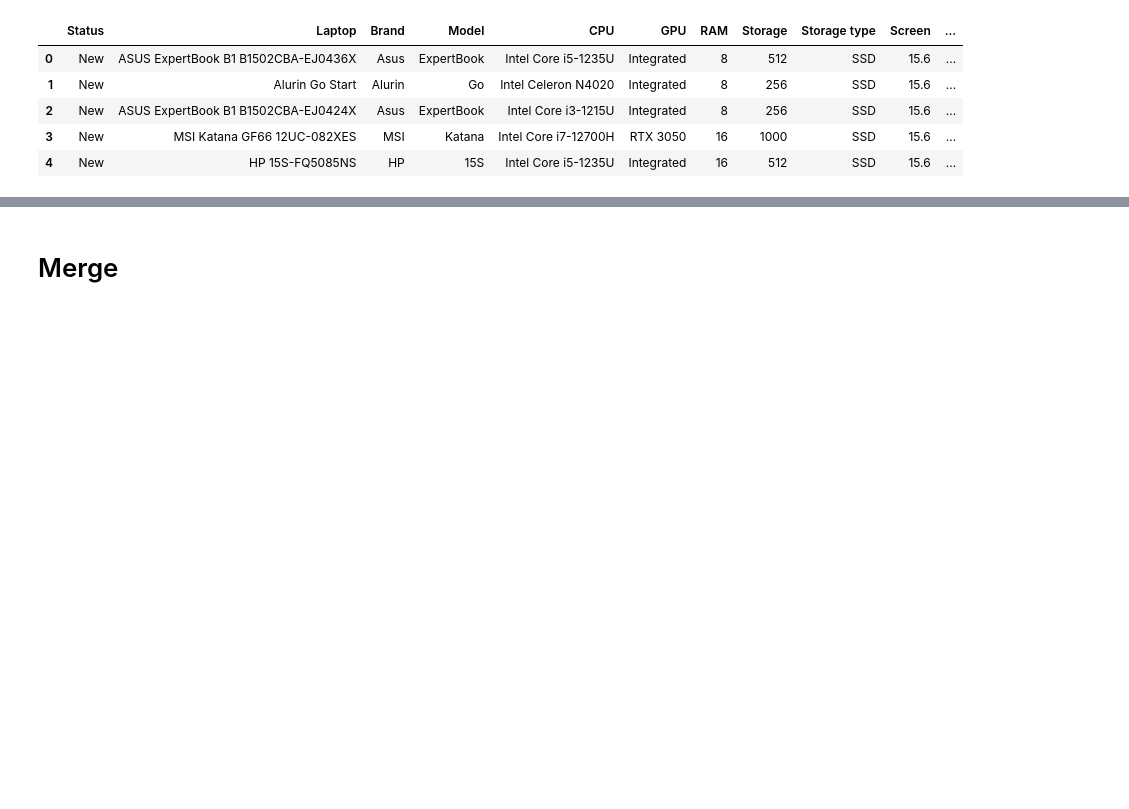
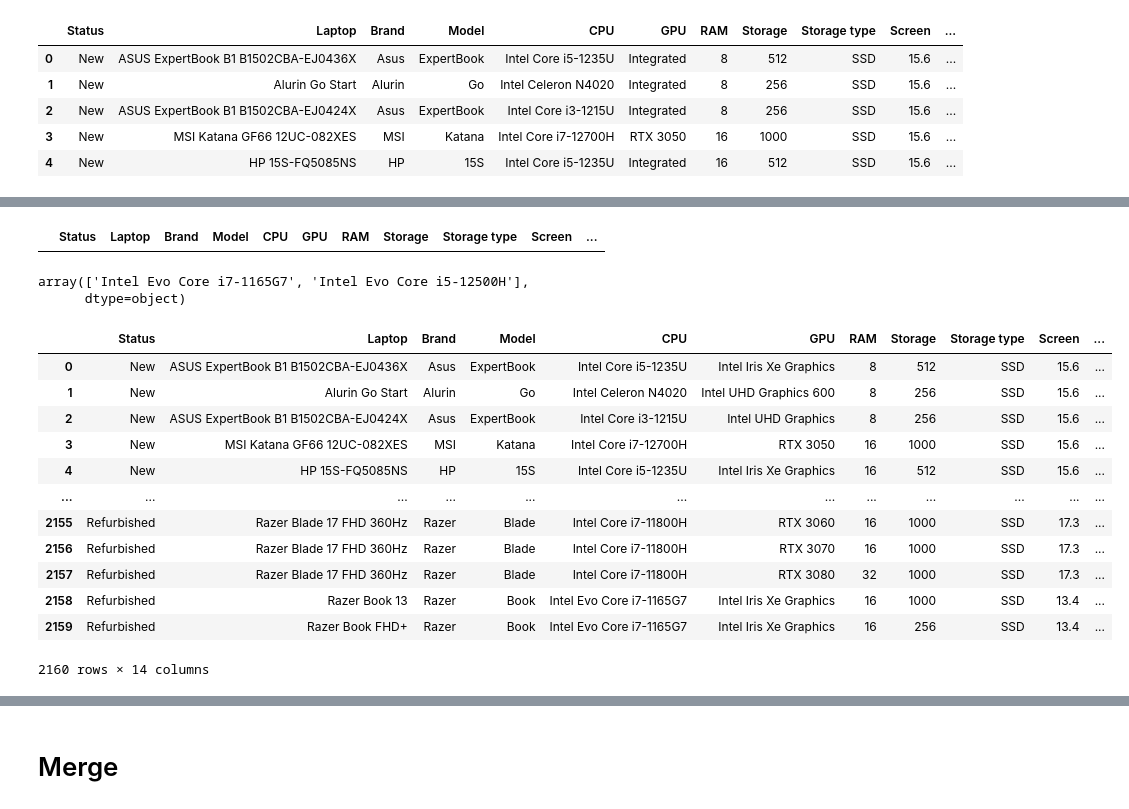
Before and after one commit to M4tchaa/lappick-ml, a Jupyter notebook: explore_dataset.ipynb, the cells around one changed output, grey strips where cells are left out. Cells and saved outputs as stored; diff of their text form; code cells hidden in the pictures; blank space fills up the shorter version.

```diff
--- a/explore_dataset.ipynb
+++ b/explore_dataset.ipynb
@@ -1766,0 +2168,45 @@ gpu_benchmark[gpu_benchmark['GPU Model'].str.contains("Ryzen 7 5700U", na=False,
+# %%
+df7[df7['GPU Score'].isna()]
+# %% [output]
+|  | Status | Laptop | Brand | Model | CPU | GPU | RAM | Storage | Storage type | Screen | ... |
+# %%
+df7.loc[(df7['GPU Score'].isna())&(df7['CPU']=='Microsoft SQ1'), 'GPU Score'] = \
+    gpu_benchmark[gpu_benchmark['GPU Model'] == 'Qualcomm Adreno 685 GPU']['GPU Score'].values[0]
+# %%
+df7.loc[(df7['GPU Score'].isna())&(df7['GPU']=='Mali-G72 MP3'), 'GPU Score'] = 150 # Perkiraan berdasarkan informasi Gemini
+# %%
+df7[df7['GPU']=='Integrated']['CPU'].unique()
+# %% [output]
+array(['Intel Evo Core i7-1165G7', 'Intel Evo Core i5-12500H'],
+      dtype=object)
+# %%
+df7.loc[(df7['GPU']=='Integrated')&(df7['CPU']=='Intel Core i7-8650U'), 'GPU Score'] = \
+    gpu_benchmark[gpu_benchmark['GPU Model'] == 'Intel UHD Graphics 620']['GPU Score'].values[0]
+
+df7.loc[(df7['GPU']=='Integrated')&(df7['CPU']=='Intel Core i7-8650U'), 'GPU'] = 'Intel UHD Graphics 620'
+# %%
+df7.loc[(df7['GPU']=='Integrated')&(df7['CPU']=='Intel Evo Core i7-1165G7'), 'GPU Score'] = \
+    gpu_benchmark[gpu_benchmark['GPU Model'] == 'Intel Iris Xe']['GPU Score'].values[0]
+
+df7.loc[(df7['GPU']=='Integrated')&(df7['CPU']=='Intel Evo Core i7-1165G7'), 'GPU'] = 'Intel Iris Xe Graphics'
+
+df7.loc[(df7['GPU']=='Integrated')&(df7['CPU']=='Intel Evo Core i5-12500H'), 'GPU Score'] = \
+    gpu_benchmark[gpu_benchmark['GPU Model'] == 'Intel Iris Xe']['GPU Score'].values[0]
+
+df7.loc[(df7['GPU']=='Integrated')&(df7['CPU']=='Intel Evo Core i5-12500H'), 'GPU'] = 'Intel Iris Xe Graphics'
+# %%
+df7
+# %% [output]
+|  | Status | Laptop | Brand | Model | CPU | GPU | RAM | Storage | Storage type | Screen | ... |
+| 0 | New | ASUS ExpertBook B1 B1502CBA-EJ0436X | Asus | ExpertBook | Intel Core i5-1235U | Intel Iris Xe Graphics | 8 | 512 | SSD | 15.6 | ... |
+| 1 | New | Alurin Go Start | Alurin | Go | Intel Celeron N4020 | Intel UHD Graphics 600 | 8 | 256 | SSD | 15.6 | ... |
+| 2 | New | ASUS ExpertBook B1 B1502CBA-EJ0424X | Asus | ExpertBook | Intel Core i3-1215U | Intel UHD Graphics | 8 | 256 | SSD | 15.6 | ... |
+| 3 | New | MSI Katana GF66 12UC-082XES | MSI | Katana | Intel Core i7-12700H | RTX 3050 | 16 | 1000 | SSD | 15.6 | ... |
+| 4 | New | HP 15S-FQ5085NS | HP | 15S | Intel Core i5-1235U | Intel Iris Xe Graphics | 16 | 512 | SSD | 15.6 | ... |
+| ... | ... | ... | ... | ... | ... | ... | ... | ... | ... | ... | ... |
+| 2155 | Refurbished | Razer Blade 17 FHD 360Hz | Razer | Blade | Intel Core i7-11800H | RTX 3060 | 16 | 1000 | SSD | 17.3 | ... |
+| 2156 | Refurbished | Razer Blade 17 FHD 360Hz | Razer | Blade | Intel Core i7-11800H | RTX 3070 | 16 | 1000 | SSD | 17.3 | ... |
+| 2157 | Refurbished | Razer Blade 17 FHD 360Hz | Razer | Blade | Intel Core i7-11800H | RTX 3080 | 32 | 1000 | SSD | 17.3 | ... |
+| 2158 | Refurbished | Razer Book 13 | Razer | Book | Intel Evo Core i7-1165G7 | Intel Iris Xe Graphics | 16 | 1000 | SSD | 13.4 | ... |
+| 2159 | Refurbished | Razer Book FHD+ | Razer | Book | Intel Evo Core i7-1165G7 | Intel Iris Xe Graphics | 16 | 256 | SSD | 13.4 | ... |
+2160 rows × 14 columns
```
Also changed, not shown: parts of 71 cells of this notebook, 2 other files.
